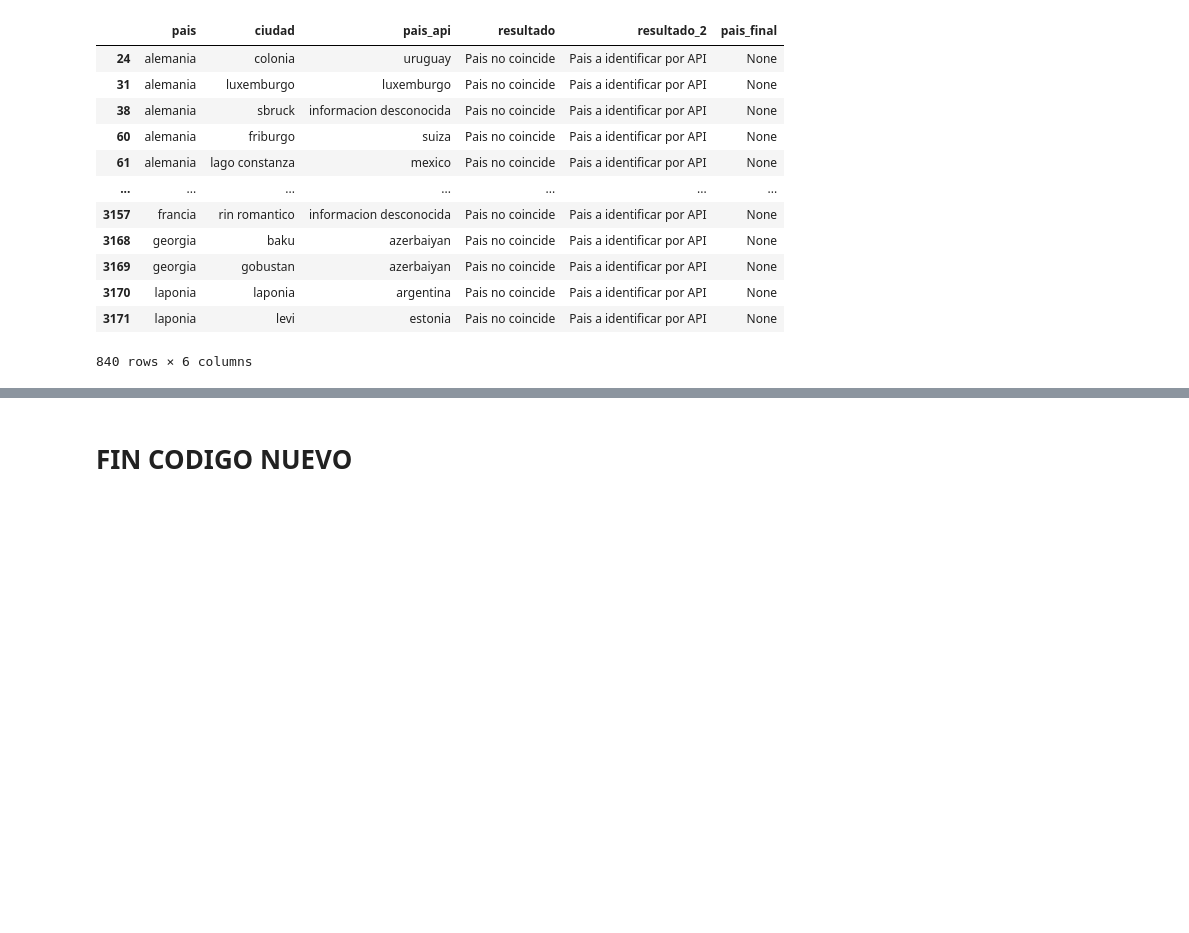
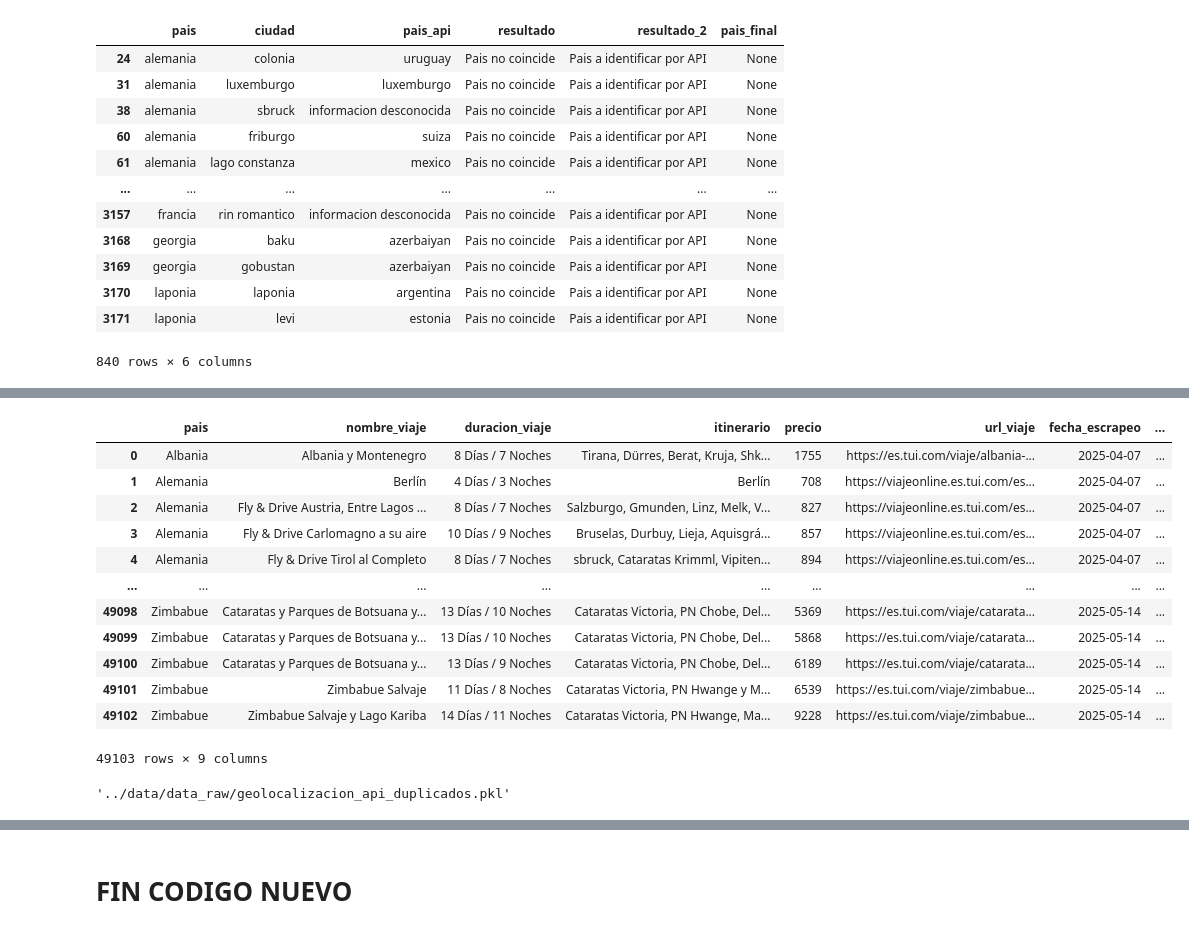
Before and after one commit to VanesaFloresRivera/Proyecto-Final, a Jupyter notebook: notebooks/transformación.ipynb, the cells around one changed output, grey strips where cells are left out. Cells and saved outputs as stored; diff of their text form; code cells hidden in the pictures; blank space fills up the shorter version.

Commit message:
más escrapeo y corrección de código para buscar el pais correcto de las ciudades en jupyter

```diff
--- a/notebooks/transformación.ipynb
+++ b/notebooks/transformación.ipynb
@@ -830,0 +864,22 @@ ValueError: Columns must be same length as key
+# %%
+df_viajes_agrupados
+# %% [output]
+|  | pais | nombre_viaje | duracion_viaje | itinerario | precio | url_viaje | fecha_escrapeo | ... |
+| 0 | Albania | Albania y Montenegro | 8 Días / 7 Noches | Tirana, Dürres, Berat, Kruja, Shk... | 1755 | https://es.tui.com/viaje/albania-... | 2025-04-07 | ... |
+| 1 | Alemania | Berlín | 4 Días / 3 Noches | Berlín | 708 | https://viajeonline.es.tui.com/es... | 2025-04-07 | ... |
+| 2 | Alemania | Fly & Drive Austria, Entre Lagos ... | 8 Días / 7 Noches | Salzburgo, Gmunden, Linz, Melk, V... | 827 | https://viajeonline.es.tui.com/es... | 2025-04-07 | ... |
+| 3 | Alemania | Fly & Drive Carlomagno a su aire | 10 Días / 9 Noches | Bruselas, Durbuy, Lieja, Aquisgrá... | 857 | https://viajeonline.es.tui.com/es... | 2025-04-07 | ... |
+| 4 | Alemania | Fly & Drive Tirol al Completo | 8 Días / 7 Noches | sbruck, Cataratas Krimml, Vipiten... | 894 | https://viajeonline.es.tui.com/es... | 2025-04-07 | ... |
+| ... | ... | ... | ... | ... | ... | ... | ... | ... |
+| 49098 | Zimbabue | Cataratas y Parques de Botsuana y... | 13 Días / 10 Noches | Cataratas Victoria, PN Chobe, Del... | 5369 | https://es.tui.com/viaje/catarata... | 2025-05-14 | ... |
+| 49099 | Zimbabue | Cataratas y Parques de Botsuana y... | 13 Días / 10 Noches | Cataratas Victoria, PN Chobe, Del... | 5868 | https://es.tui.com/viaje/catarata... | 2025-05-14 | ... |
+| 49100 | Zimbabue | Cataratas y Parques de Botsuana y... | 13 Días / 9 Noches | Cataratas Victoria, PN Chobe, Del... | 6189 | https://es.tui.com/viaje/catarata... | 2025-05-14 | ... |
+| 49101 | Zimbabue | Zimbabue Salvaje | 11 Días / 8 Noches | Cataratas Victoria, PN Hwange y M... | 6539 | https://es.tui.com/viaje/zimbabue... | 2025-05-14 | ... |
+| 49102 | Zimbabue | Zimbabue Salvaje y Lago Kariba | 14 Días / 11 Noches | Cataratas Victoria, PN Hwange, Ma... | 9228 | https://es.tui.com/viaje/zimbabue... | 2025-05-14 | ... |
+49103 rows × 9 columns
+# %%
+ARCHIVO_GUARDAR_TOTAL_CIUDADES_API = os.getenv('ARCHIVO_GUARDAR_TOTAL_CIUDADES_API')
+ARCHIVO_EXTRACCION_API_DUPLICADOS = os.getenv('ARCHIVO_EXTRACCION_API_DUPLICADOS')
+ARCHIVO_EXTRACCION_API_DUPLICADOS
+# %% [output]
+'../data/data_raw/geolocalizacion_api_duplicados.pkl'
```
Also changed, not shown: parts of 34 cells of this notebook, 8 other files.
